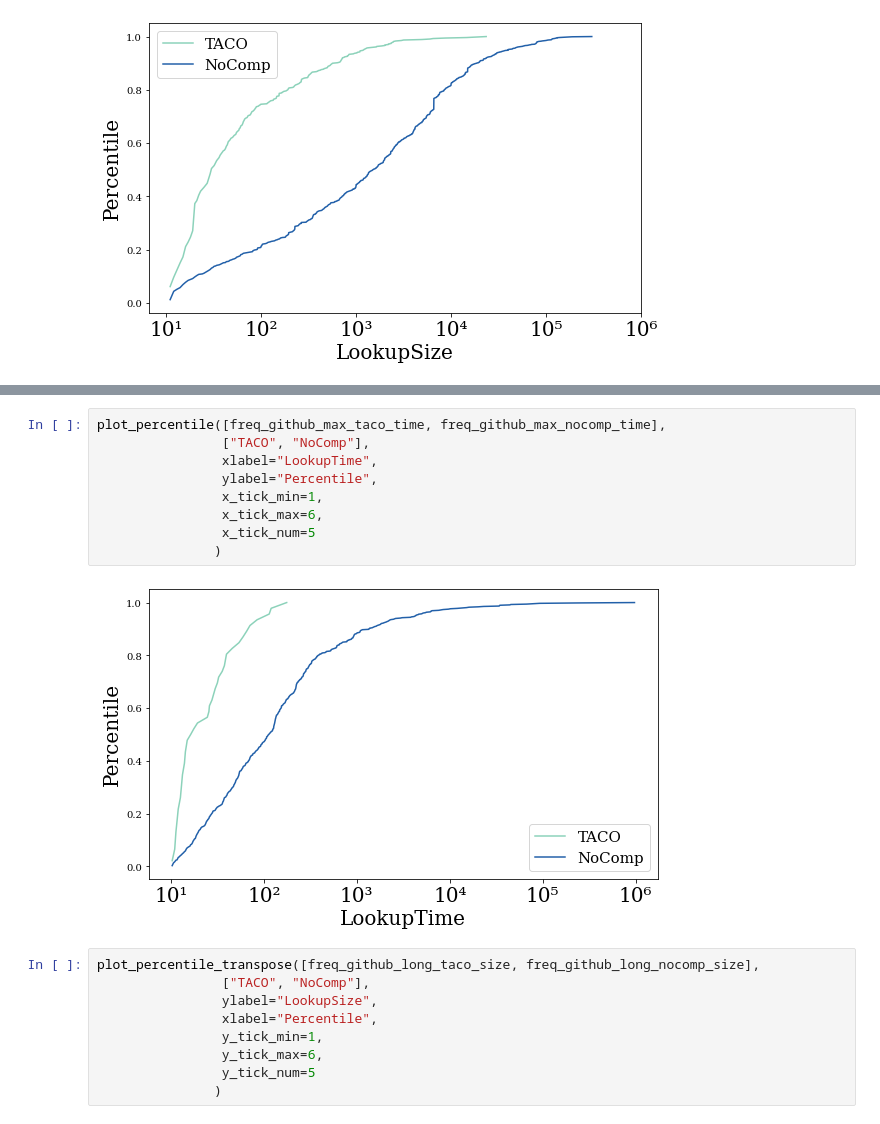
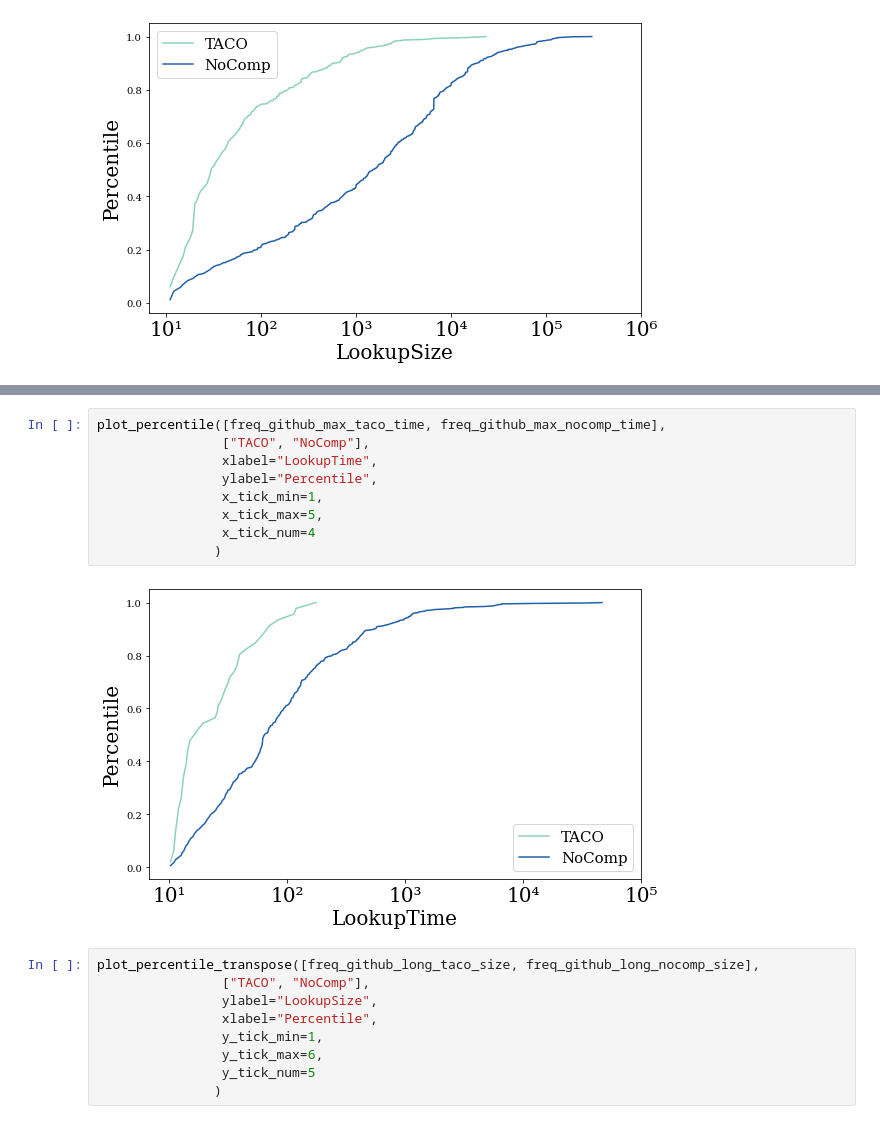
Before and after one commit to dataspread/SpreadsheetAnalyzer, a Jupyter notebook: test_result_analysis.ipynb, the cells around one changed output, grey strips where cells are left out. Drawn from its saved outputs; the diff is of its cells as text.

```diff
--- a/test_result_analysis.ipynb
+++ b/test_result_analysis.ipynb
@@ -594,14 +594,14 @@ plot_percentile_transpose([freq_github_max_taco_time, freq_github_max_nocomp_tim
 # %%
 plot_percentile([freq_github_max_taco_time, freq_github_max_nocomp_time],
                 ["TACO", "NoComp"],
                 xlabel="LookupTime",
                 ylabel="Percentile",
                 x_tick_min=1,
-                x_tick_max=6,
-                x_tick_num=5
+                x_tick_max=5,
+                x_tick_num=4
                )
 # %% [output]
-[figure, old version]
+[figure, new version]
 # %%
 plot_percentile_transpose([freq_github_long_taco_size, freq_github_long_nocomp_size],
                 ["TACO", "NoComp"],
```
Also changed, not shown: parts of 24 cells of this notebook.
